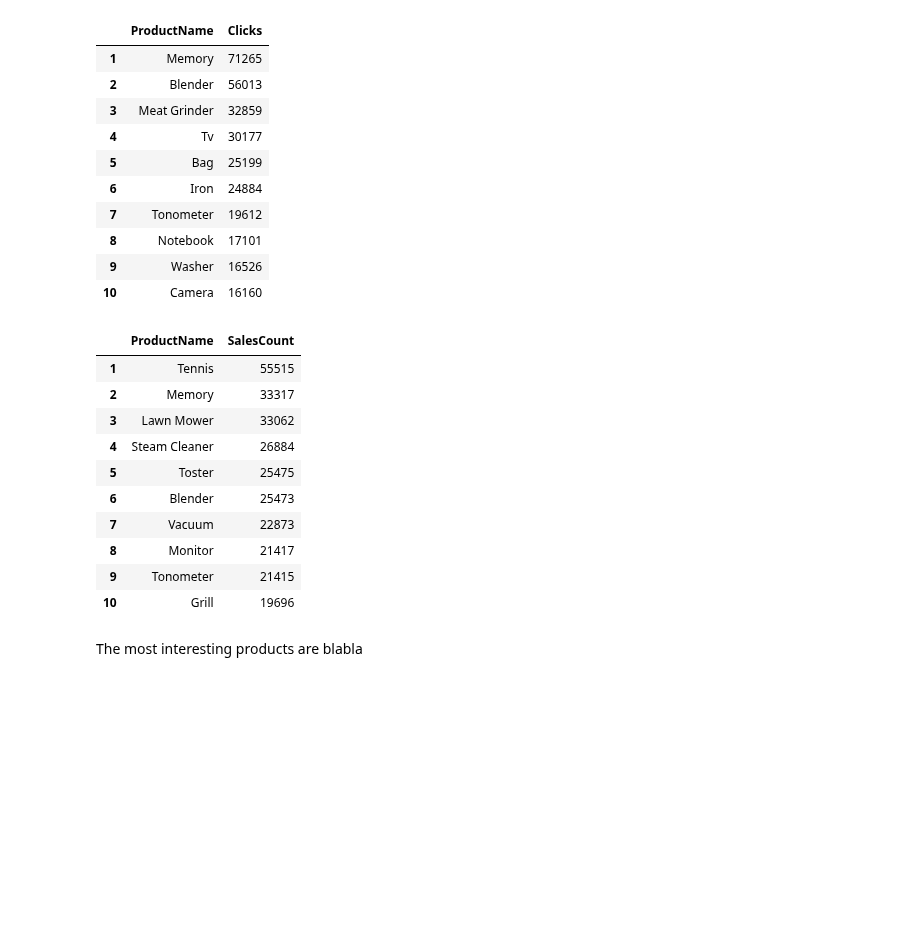
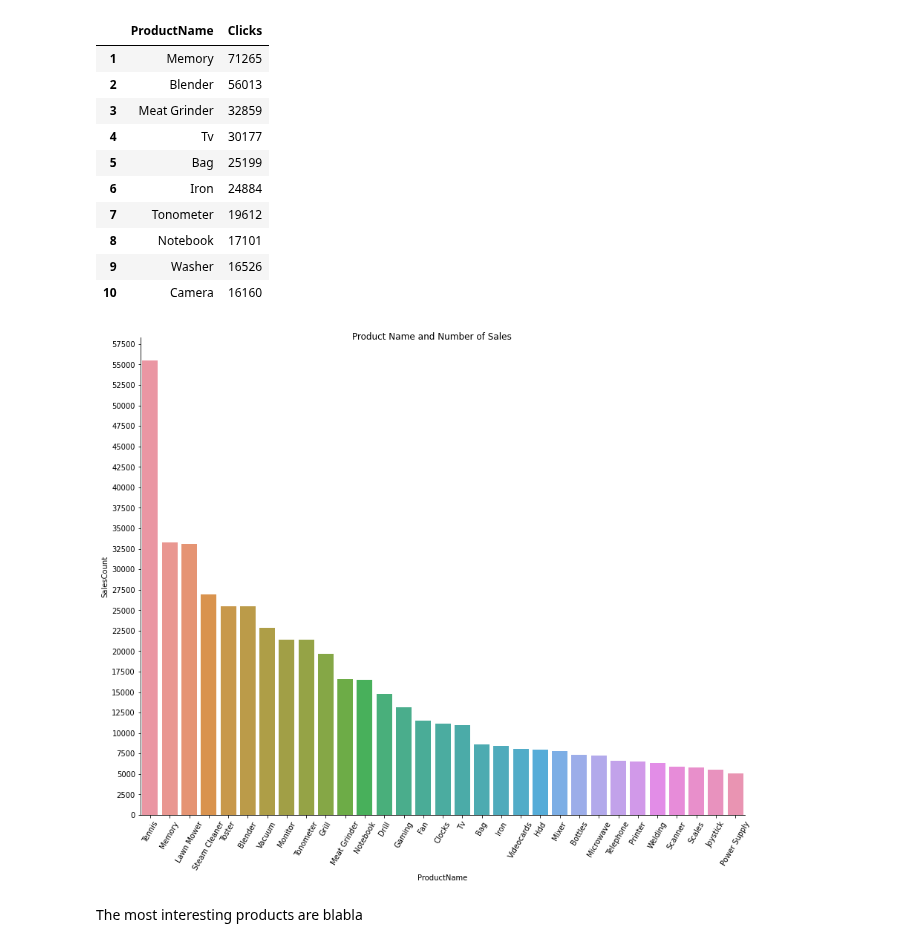
Before and after one commit to flpsantos3/PD_01, a Jupyter notebook: PD_202021_P1.ipynb, the cells around one changed output. Cells and saved outputs as stored; diff of their text form; code cells hidden in the pictures; blank space fills up the shorter version.

```diff
--- a/PD_202021_P1.ipynb
+++ b/PD_202021_P1.ipynb
@@ -331,23 +329,25 @@ most_clicks.head(10)
 # %%
 #2. What are the most bought products?
 quantities = buys_upd.groupby(["ProductName"], as_index=False).count().sort_values(by="SessionID", ascending=False)
 quantities=quantities[['ProductName','SessionID']].reset_index(drop=True)
 quantities = quantities.rename(columns={'SessionID':'SalesCount'})
 quantities.index += 1
 
 quantities.head(10)
+
+quantities = quantities[quantities.SalesCount>5000]
+most_bought = sns.catplot(x="ProductName", y="SalesCount", kind="bar", data = quantities)
+#plt.gcf().axes[0].yaxis.get_major_formatter().set_scientific(False)
+most_bought.fig.suptitle('Product Name and Number of Sales')
+for ax in most_bought.axes.flat:
+    for label in ax.get_xticklabels():
+        label.set_rotation(60)
+most_bought.set(yticks=np.arange(0,60000,2500))
+most_bought.fig.set_figheight(10)
+most_bought.fig.set_figwidth(15)
+#quantities_graph.show()
 # %% [output]
-|  | ProductName | SalesCount |
-| 1 | Tennis | 55515 |
-| 2 | Memory | 33317 |
-| 3 | Lawn Mower | 33062 |
-| 4 | Steam Cleaner | 26884 |
-| 5 | Toster | 25475 |
-| 6 | Blender | 25473 |
-| 7 | Vacuum | 22873 |
-| 8 | Monitor | 21417 |
-| 9 | Tonometer | 21415 |
-| 10 | Grill | 19696 |
+[figure, added]
 # %% [markdown]
 The most interesting products are blabla
 # %%
```
Also changed, not shown: parts of 4 cells of this notebook.
